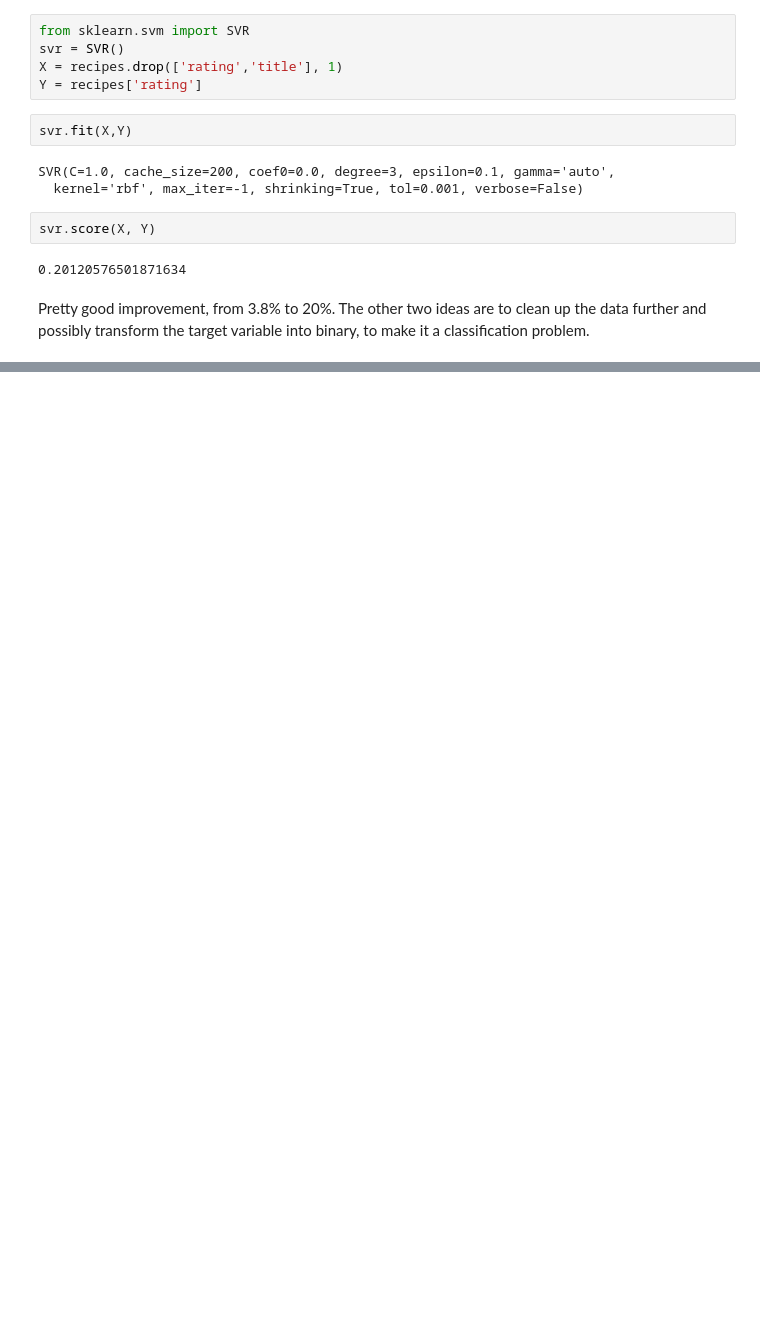
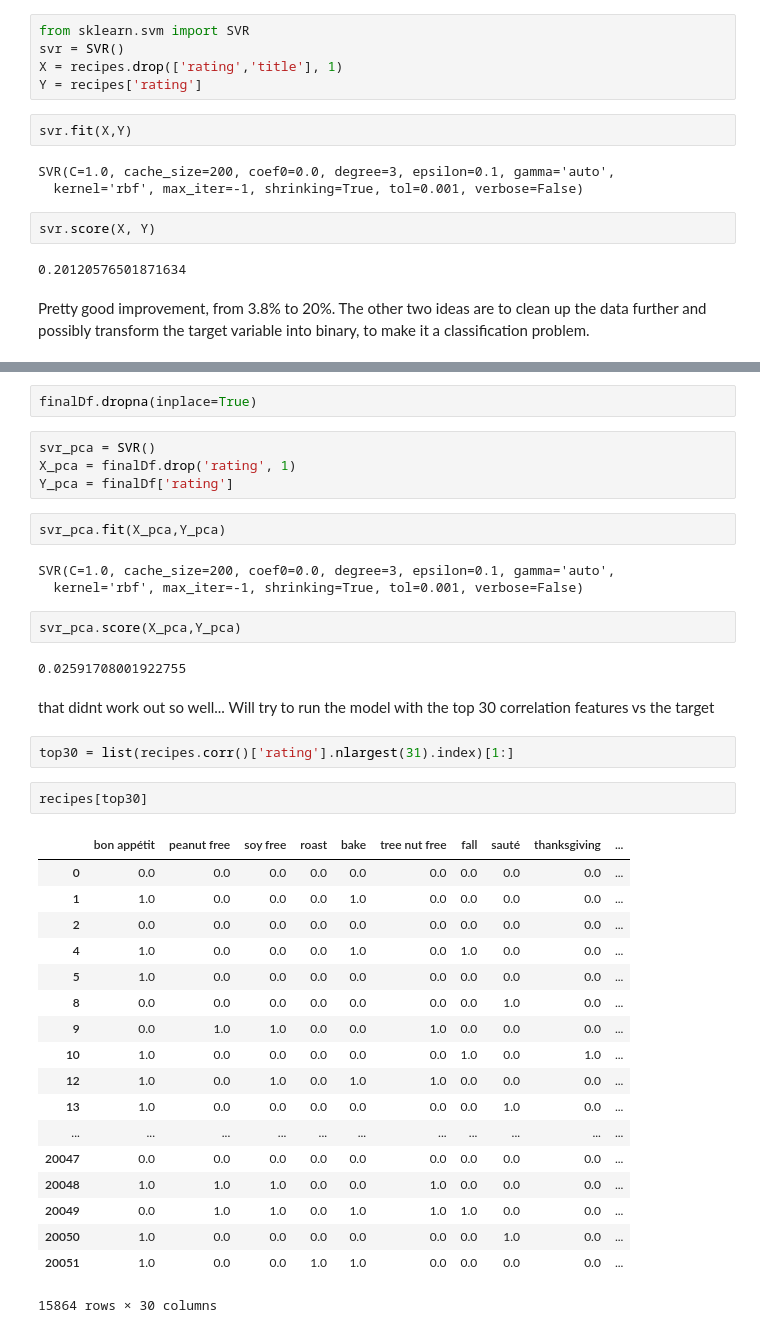
Before and after one commit to legomydiego/Thinkful-Unit-3, a Jupyter notebook: Support Vector Machines.ipynb, the cells around one changed output, grey strips where cells are left out. Cells and saved outputs as stored; diff of their text form; blank space fills up the shorter version.

```diff
--- a/Support Vector Machines.ipynb
+++ b/Support Vector Machines.ipynb
@@ -57,0 +100,40 @@ Pretty good improvement, from 3.8% to 20%. The other two ideas are to clean up t
+# %%
+finalDf.dropna(inplace=True)
+# %%
+svr_pca = SVR()
+X_pca = finalDf.drop('rating', 1)
+Y_pca = finalDf['rating']
+# %%
+svr_pca.fit(X_pca,Y_pca)
+# %% [output]
+SVR(C=1.0, cache_size=200, coef0=0.0, degree=3, epsilon=0.1, gamma='auto',
+  kernel='rbf', max_iter=-1, shrinking=True, tol=0.001, verbose=False)
+# %%
+svr_pca.score(X_pca,Y_pca)
+# %% [output]
+0.02591708001922755
+# %% [markdown]
+that didnt work out so well... Will try to run the model with the top 30 correlation features vs the target
+# %%
+top30 = list(recipes.corr()['rating'].nlargest(31).index)[1:]
+# %%
+recipes[top30]
+# %% [output]
+|  | bon appétit | peanut free | soy free | roast | bake | tree nut free | fall | sauté | thanksgiving | ... |
+| 0 | 0.0 | 0.0 | 0.0 | 0.0 | 0.0 | 0.0 | 0.0 | 0.0 | 0.0 | ... |
+| 1 | 1.0 | 0.0 | 0.0 | 0.0 | 1.0 | 0.0 | 0.0 | 0.0 | 0.0 | ... |
+| 2 | 0.0 | 0.0 | 0.0 | 0.0 | 0.0 | 0.0 | 0.0 | 0.0 | 0.0 | ... |
+| 4 | 1.0 | 0.0 | 0.0 | 0.0 | 1.0 | 0.0 | 1.0 | 0.0 | 0.0 | ... |
+| 5 | 1.0 | 0.0 | 0.0 | 0.0 | 0.0 | 0.0 | 0.0 | 0.0 | 0.0 | ... |
+| 8 | 0.0 | 0.0 | 0.0 | 0.0 | 0.0 | 0.0 | 0.0 | 1.0 | 0.0 | ... |
+| 9 | 0.0 | 1.0 | 1.0 | 0.0 | 0.0 | 1.0 | 0.0 | 0.0 | 0.0 | ... |
+| 10 | 1.0 | 0.0 | 0.0 | 0.0 | 0.0 | 0.0 | 1.0 | 0.0 | 1.0 | ... |
+| 12 | 1.0 | 0.0 | 1.0 | 0.0 | 1.0 | 1.0 | 0.0 | 0.0 | 0.0 | ... |
+| 13 | 1.0 | 0.0 | 0.0 | 0.0 | 0.0 | 0.0 | 0.0 | 1.0 | 0.0 | ... |
+| ... | ... | ... | ... | ... | ... | ... | ... | ... | ... | ... |
+| 20047 | 0.0 | 0.0 | 0.0 | 0.0 | 0.0 | 0.0 | 0.0 | 0.0 | 0.0 | ... |
+| 20048 | 1.0 | 1.0 | 1.0 | 0.0 | 0.0 | 1.0 | 0.0 | 0.0 | 0.0 | ... |
+| 20049 | 0.0 | 1.0 | 1.0 | 0.0 | 1.0 | 1.0 | 1.0 | 0.0 | 0.0 | ... |
+| 20050 | 1.0 | 0.0 | 0.0 | 0.0 | 0.0 | 0.0 | 0.0 | 1.0 | 0.0 | ... |
+| 20051 | 1.0 | 0.0 | 0.0 | 1.0 | 1.0 | 0.0 | 0.0 | 0.0 | 0.0 | ... |
+15864 rows × 30 columns
```
Also changed, not shown: parts of 9 cells of this notebook.
